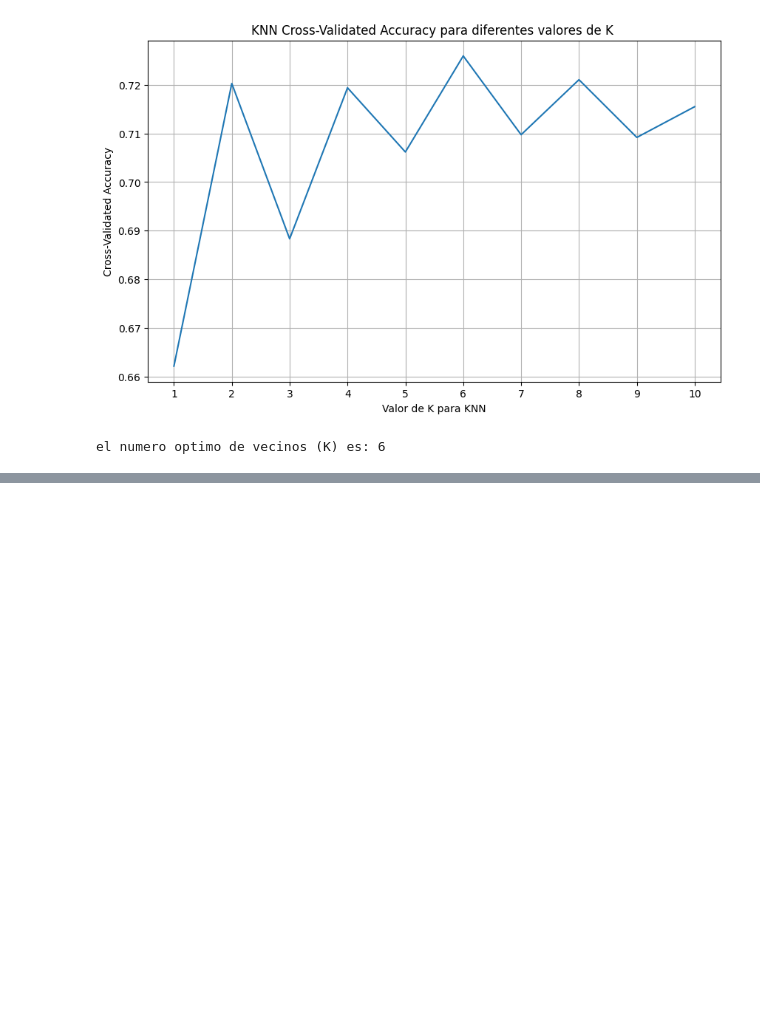
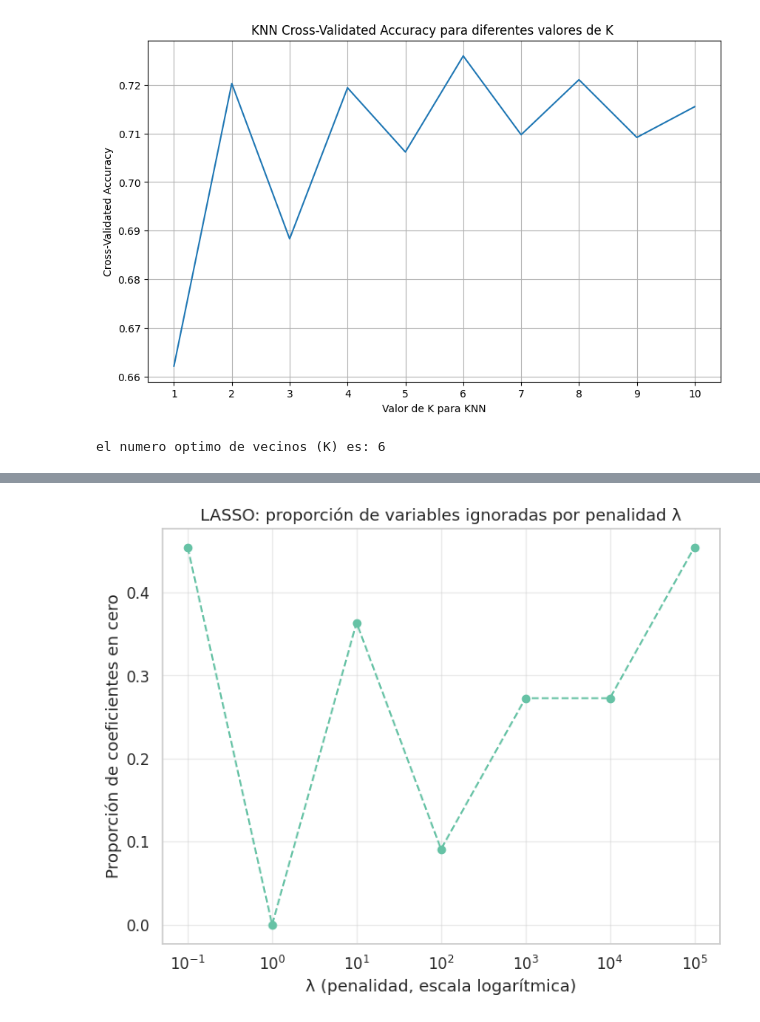
Before and after one commit to davidjjj14082000-png/BigDataUBA-Grupo-1, a Jupyter notebook: TP4/BigData_TP4_Grupo1.ipynb, the cells around one changed output, grey strips where cells are left out. Cells and saved outputs as stored; diff of their text form; code cells hidden in the pictures; blank space fills up the shorter version.

```diff
--- a/TP4/BigData_TP4_Grupo1.ipynb
+++ b/TP4/BigData_TP4_Grupo1.ipynb
@@ -283,0 +375,16 @@ el numero optimo de vecinos (K) es: 6
+# %%
+#Regularización con LASSO (L1 norm)
+lasso_cv = LogisticRegressionCV(
+    Cs=C_values,
+    penalty='l1',
+    solver='liblinear',   # obligatorio para LASSO
+    cv=5,
+    scoring='accuracy',
+    max_iter=10000,
+    refit=True
+)
+
+lasso_cv.fit(X_train, y_train)
+
+lambda_lasso_opt = 1 / lasso_cv.C_[0]
+print(f"λ óptimo (LASSO): {lambda_lasso_opt:.6f}")
@@ -283,0 +462,22 @@ el numero optimo de vecinos (K) es: 6
+# %%
+# Extraer los coeficientes del modelo LASSO para la única clase (en binario)
+coefs_lasso = lasso_cv.coefs_paths_[list(lasso_cv.coefs_paths_.keys())[0]][0]
+
+# Obtener los C (inversos de lambda) que corresponden a estas columnas
+C_used = lasso_cv.Cs_[ -coefs_lasso.shape[1]: ]  # tomar los últimos que efectivamente se usaron
+lambda_used = 1 / C_used
+
+# Calcular proporción de coeficientes en cero
+prop_zeros = (coefs_lasso == 0).sum(axis=0) / coefs_lasso.shape[0]
+
+# Graficar
+plt.figure(figsize=(8,6))
+plt.plot(lambda_used, prop_zeros, marker='o', linestyle='--')
+plt.xscale('log')
+plt.xlabel("λ (penalidad, escala logarítmica)")
+plt.ylabel("Proporción de coeficientes en cero")
+plt.title("LASSO: proporción de variables ignoradas por penalidad λ")
+plt.grid(alpha=0.4)
+plt.show()
+# %% [output]
+[figure, added]
```
Also changed, not shown: parts of 13 cells of this notebook.
